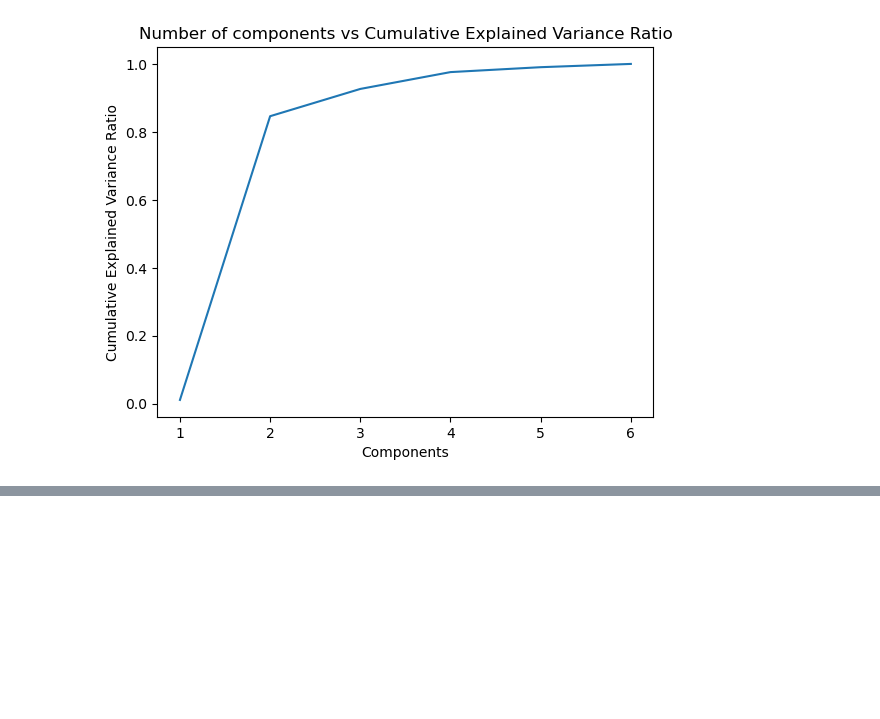
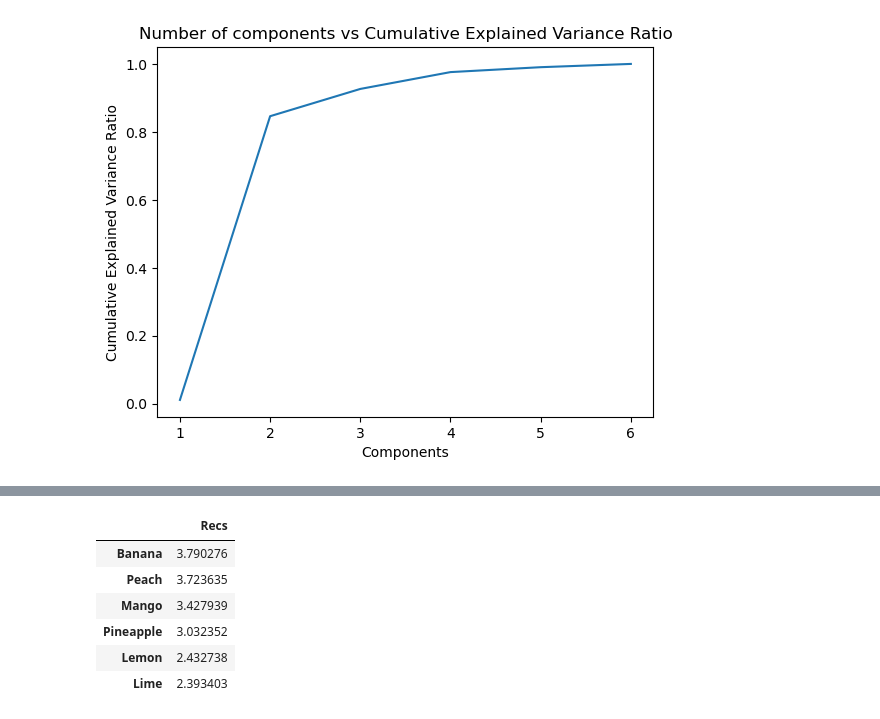
Before and after one commit to Camiloesp/PythonDataScience_UnsupervisedML, a Jupyter notebook: 5_Recommenders.ipynb, the cells around one changed output, grey strips where cells are left out. Saved outputs shown, nothing was run; the diff lists cells and outputs as text; code cells hidden in the pictures; blank space fills up the shorter version.

```diff
--- a/5_Recommenders.ipynb
+++ b/5_Recommenders.ipynb
@@ -383,0 +462,13 @@ cum_evr6_df.plot(
+# %%
+top_recs = recs.T.sort_values(by=0, ascending=False)
+top_recs.index.name = None
+top_recs.columns = ['Recs']
+top_recs
+# %% [output]
+|  | Recs |
+| Banana | 3.790276 |
+| Peach | 3.723635 |
+| Mango | 3.427939 |
+| Pineapple | 3.032352 |
+| Lemon | 2.432738 |
+| Lime | 2.393403 |
```
Also changed, not shown: parts of 14 cells of this notebook, 1 other file.
